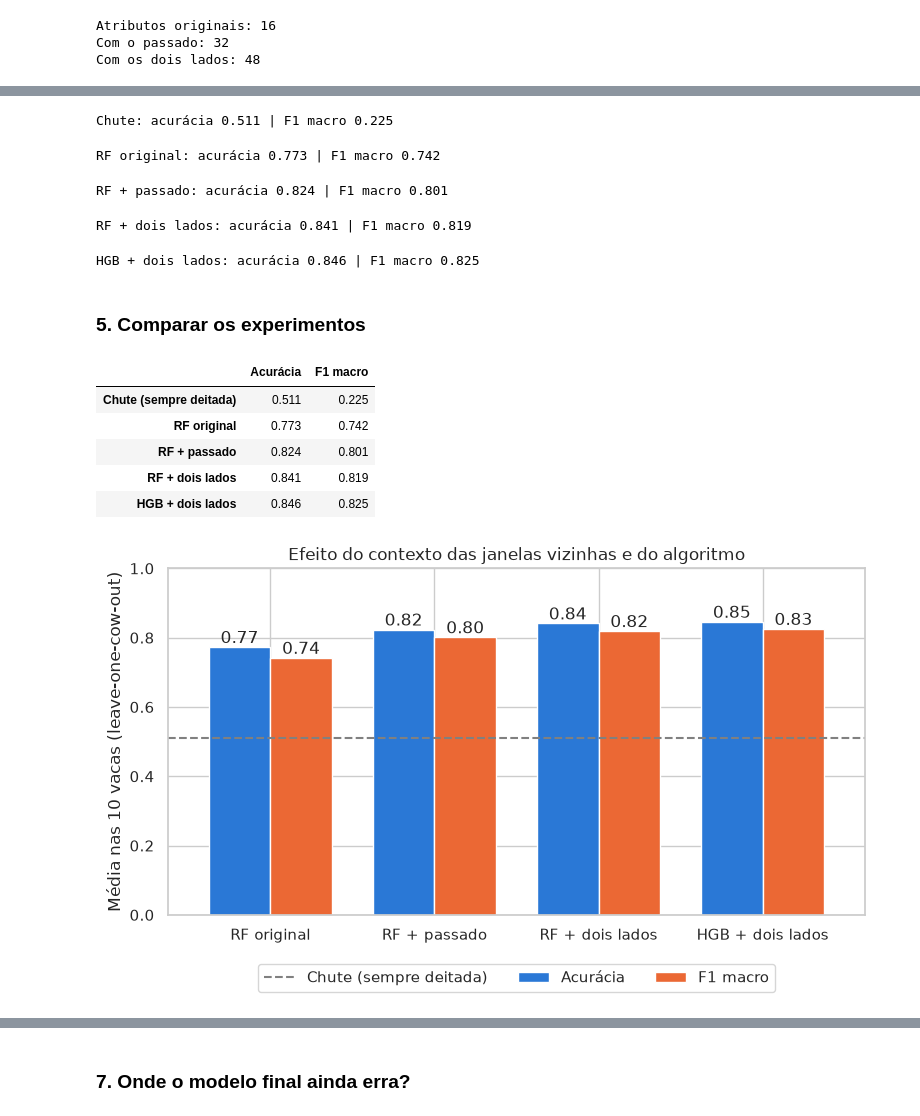
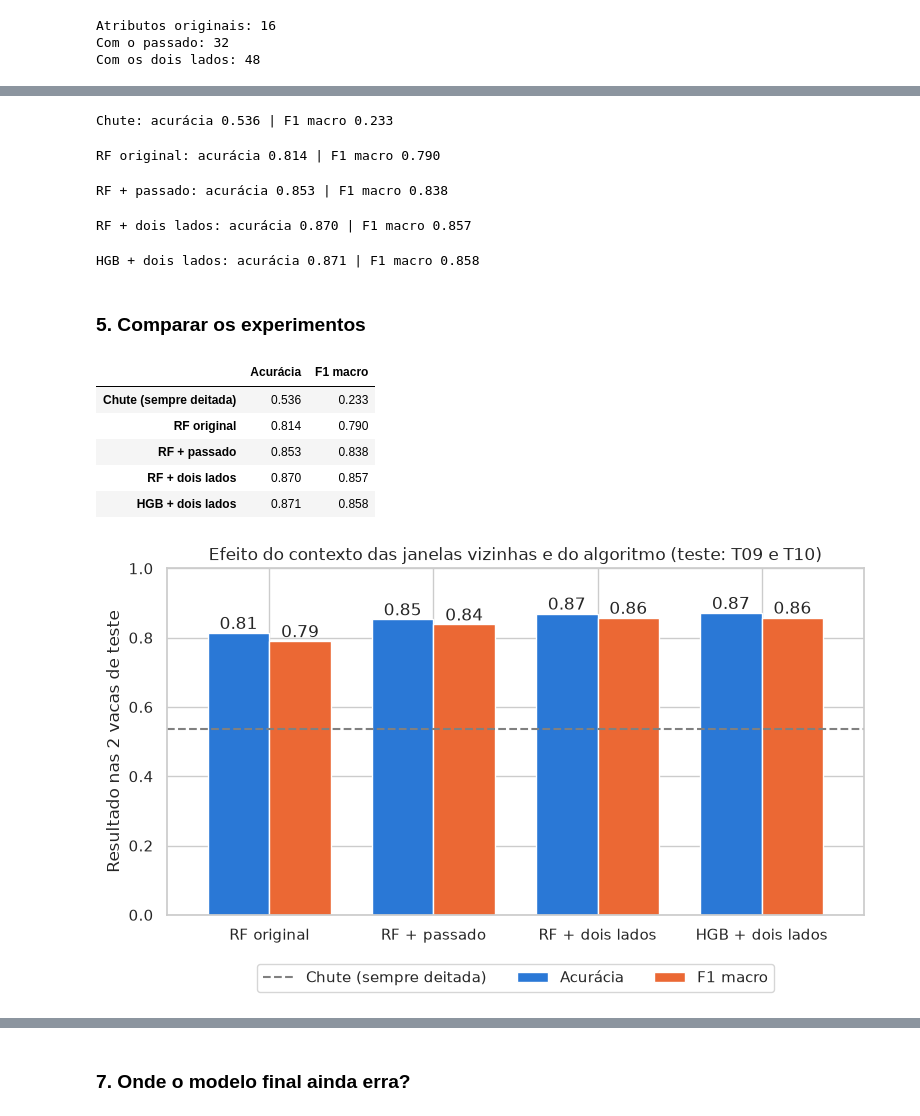
Before and after one commit to maicongiehl/unijui-pcd-cow-behavior-classification, a Jupyter notebook: model.ipynb, the cells around one changed output, grey strips where cells are left out. Saved outputs shown, nothing was run; the diff lists cells and outputs as text; code cells hidden in the pictures.

Commit message:
refactor: evaluate model training on 8 cows and testing on 2 (T09, T10)

```diff
--- a/model.ipynb
+++ b/model.ipynb
@@ -171,8 +171,13 @@ colunas_base = [c for c in df.columns if c.split("_")[0] in ("x", "y", "z", "mag
 X_base = df[colunas_base]
 y = df["behavior"]
 vaca_id = df["vaca_id"]
-vacas = sorted(vaca_id.unique())
+
+# 3. Escolher as 2 vacas de teste (as outras 8 vacas serão usadas no treino)
+vacas_teste = ["T09", "T10"]
+eh_teste = vaca_id.isin(vacas_teste)
 
 print(f"{X_base.shape[1]} atributos originais")
+print(f"Treino: {(~eh_teste).sum()} janelas de 8 vacas")
+print(f"Teste: {eh_teste.sum()} janelas das vacas {vacas_teste}")
 # %% [output]
 16 atributos originais
@@ -215,23 +222,21 @@ Com os dois lados: 48
 # %%
 from sklearn.ensemble import HistGradientBoostingClassifier, RandomForestClassifier
 from sklearn.metrics import accuracy_score, f1_score
-from sklearn.model_selection import LeaveOneGroupOut, cross_val_predict
+
+y_teste = y[eh_teste]
 
 
 def avaliar(modelo, X):
-    # 1. Prever cada vaca com um modelo treinado nas outras 9
-    previsoes = cross_val_predict(modelo, X, y, groups=vaca_id, cv=LeaveOneGroupOut())
+    # 1. Treinar com as 8 vacas de treino
+    modelo.fit(X[~eh_teste], y[~eh_teste])
 
-    # 2. Calcular a acurácia e o F1 de cada vaca
-    acuracias = []
-    f1s = []
-    for vaca in vacas:
-        linhas_da_vaca = (vaca_id == vaca).values
-        acuracias.append(accuracy_score(y[linhas_da_vaca], previsoes[linhas_da_vaca]))
-        f1s.append(f1_score(y[linhas_da_vaca], previsoes[linhas_da_vaca], average="macro"))
+    # 2. Prever o comportamento das 2 vacas de teste
+    previsoes = modelo.predict(X[eh_teste])
 
-    # 3. Devolver os resultados por vaca e as previsões
-    return pd.Series(acuracias, index=vacas), pd.Series(f1s, index=vacas), previsoes
+    # 3. Calcular a acurácia e o F1 macro
+    acuracia = accuracy_score(y_teste, previsoes)
+    f1 = f1_score(y_teste, previsoes, average="macro")
+    return acuracia, f1, previsoes
 
 
 # Modelos usados nos experimentos (class_weight balanced compensa o desbalanceamento das classes)
@@ -245,44 +249,42 @@ Cada experimento leva cerca de 1 minuto.
 # %%
 # Experimento 1: chute (sempre prever a classe mais comum, "deitada")
-acuracia_chute = (y == 7).mean()
-f1_chute = f1_score(y, [7] * len(y), average="macro", zero_division=0)
+acuracia_chute = (y_teste == 7).mean()
+f1_chute = f1_score(y_teste, [7] * len(y_teste), average="macro", zero_division=0)
 print(f"Chute: acurácia {acuracia_chute:.3f} | F1 macro {f1_chute:.3f}")
 # %% [output]
-Chute: acurácia 0.511 | F1 macro 0.225
+Chute: acurácia 0.536 | F1 macro 0.233
 # %%
 # Experimento 2: Random Forest com os 16 atributos originais
 acc_original, f1_original, prev_original = avaliar(random_forest, X_base)
-print(f"RF original: acurácia {acc_original.mean():.3f} | F1 macro {f1_original.mean():.3f}")
+print(f"RF original: acurácia {acc_original:.3f} | F1 macro {f1_original:.3f}")
 # %% [output]
-RF original: acurácia 0.773 | F1 macro 0.742
+RF original: acurácia 0.814 | F1 macro 0.790
 # %%
 # Experimento 3: Random Forest com o passado (janelas t-1 e t-2)
 acc_passado, f1_passado, prev_passado = avaliar(random_forest, X_passado)
-print(f"RF + passado: acurácia {acc_passado.mean():.3f} | F1 macro {f1_passado.mean():.3f}")
+print(f"RF + passado: acurácia {acc_passado:.3f} | F1 macro {f1_passado:.3f}")
 # %% [output]
-RF + passado: acurácia 0.824 | F1 macro 0.801
+RF + passado: acurácia 0.853 | F1 macro 0.838
 # %%
 # Experimento 4: Random Forest com os dois lados (janelas t-2, t-1, t+1 e t+2)
 acc_dois_lados, f1_dois_lados, prev_dois_lados = avaliar(random_forest, X_dois_lados)
-print(f"RF + dois lados: acurácia {acc_dois_lados.mean():.3f} | F1 macro {f1_dois_lados.mean():.3f}")
+print(f"RF + dois lados: acurácia {acc_dois_lados:.3f} | F1 macro {f1_dois_lados:.3f}")
 # %% [output]
-RF + dois lados: acurácia 0.841 | F1 macro 0.819
+RF + dois lados: acurácia 0.870 | F1 macro 0.857
 # %%
 # Experimento 5: HistGradientBoosting com os dois lados
 acc_hgb, f1_hgb, prev_hgb = avaliar(hist_gb, X_dois_lados)
-print(f"HGB + dois lados: acurácia {acc_hgb.mean():.3f} | F1 macro {f1_hgb.mean():.3f}")
+print(f"HGB + dois lados: acurácia {acc_hgb:.3f} | F1 macro {f1_hgb:.3f}")
 # %% [output]
-HGB + dois lados: acurácia 0.846 | F1 macro 0.825
+HGB + dois lados: acurácia 0.871 | F1 macro 0.858
 # %% [markdown]
 ### 5. Comparar os experimentos
 # %%
-# 1. Juntar os resultados numa tabela (média das 10 vacas)
+# 1. Juntar os resultados numa tabela
 tabela = pd.DataFrame(
     {
-        "Acurácia": [acuracia_chute, acc_original.mean(), acc_passado.mean(),
-                     acc_dois_lados.mean(), acc_hgb.mean()],
-        "F1 macro": [f1_chute, f1_original.mean(), f1_passado.mean(),
-                     f1_dois_lados.mean(), f1_hgb.mean()],
+        "Acurácia": [acuracia_chute, acc_original, acc_passado, acc_dois_lados, acc_hgb],
+        "F1 macro": [f1_chute, f1_original, f1_passado, f1_dois_lados, f1_hgb],
     },
     index=["Chute (sempre deitada)", "RF original", "RF + passado",
            "RF + dois lados", "HGB + dois lados"],
@@ -293,32 +295,32 @@ tabela.round(3).to_csv("figuras/tabela_comparacao_modelos.csv")
 tabela.round(3)
 # %% [output]
 |  | Acurácia | F1 macro |
-| Chute (sempre deitada) | 0.511 | 0.225 |
-| RF original | 0.773 | 0.742 |
-| RF + passado | 0.824 | 0.801 |
-| RF + dois lados | 0.841 | 0.819 |
-| HGB + dois lados | 0.846 | 0.825 |
+| Chute (sempre deitada) | 0.536 | 0.233 |
+| RF original | 0.814 | 0.790 |
+| RF + passado | 0.853 | 0.838 |
+| RF + dois lados | 0.870 | 0.857 |
+| HGB + dois lados | 0.871 | 0.858 |
 # %%
 # 1. Separar o chute dos modelos (o chute vira uma linha tracejada)
 modelos = tabela.drop(index="Chute (sempre deitada)")
 
 # 2. Plotar barras de acurácia e F1 macro de cada experimento
 ax = modelos.plot(kind="bar", color=["#2a78d6", "#eb6834"], figsize=(9, 4.5), width=0.75)
 ax.axhline(acuracia_chute, color="gray", linestyle="--", label="Chute (sempre deitada)")
 
 # 3. Escrever o valor em cima de cada barra
 for barras in ax.containers:
     ax.bar_label(barras, fmt="%.2f")
 
 plt.ylim(0, 1)
 plt.xticks(rotation=0)
-plt.title("Efeito do contexto das janelas vizinhas e do algoritmo")
-plt.ylabel("Média nas 10 vacas (leave-one-cow-out)")
+plt.title("Efeito do contexto das janelas vizinhas e do algoritmo (teste: T09 e T10)")
+plt.ylabel("Resultado nas 2 vacas de teste")
 plt.legend(ncol=3, loc="upper center", bbox_to_anchor=(0.5, -0.12))
 plt.savefig("figuras/07_comparacao_experimentos.png", dpi=150, bbox_inches="tight")
 plt.show()
 # %% [output]
-[figure, old version]
+[figure, new version]
 # %% [markdown]
 **Como ler:**
 - **Acurácia** é a porcentagem de janelas acertadas. **F1 macro** é a média do F1 das três classes, sem dar mais peso às maiores. Ele mostra se o modelo acerta também as classes menores.
```
Also changed, not shown: parts of 14 cells of this notebook, 6 other files.
